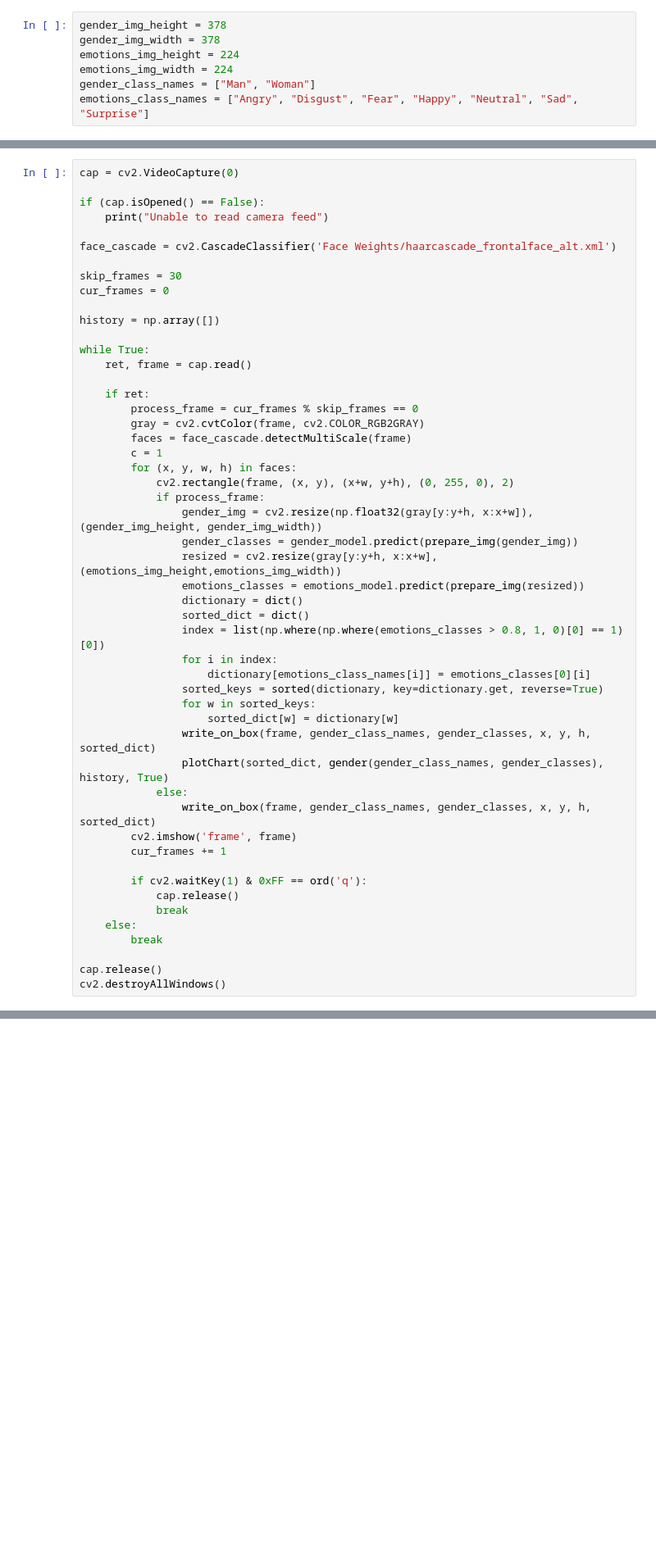
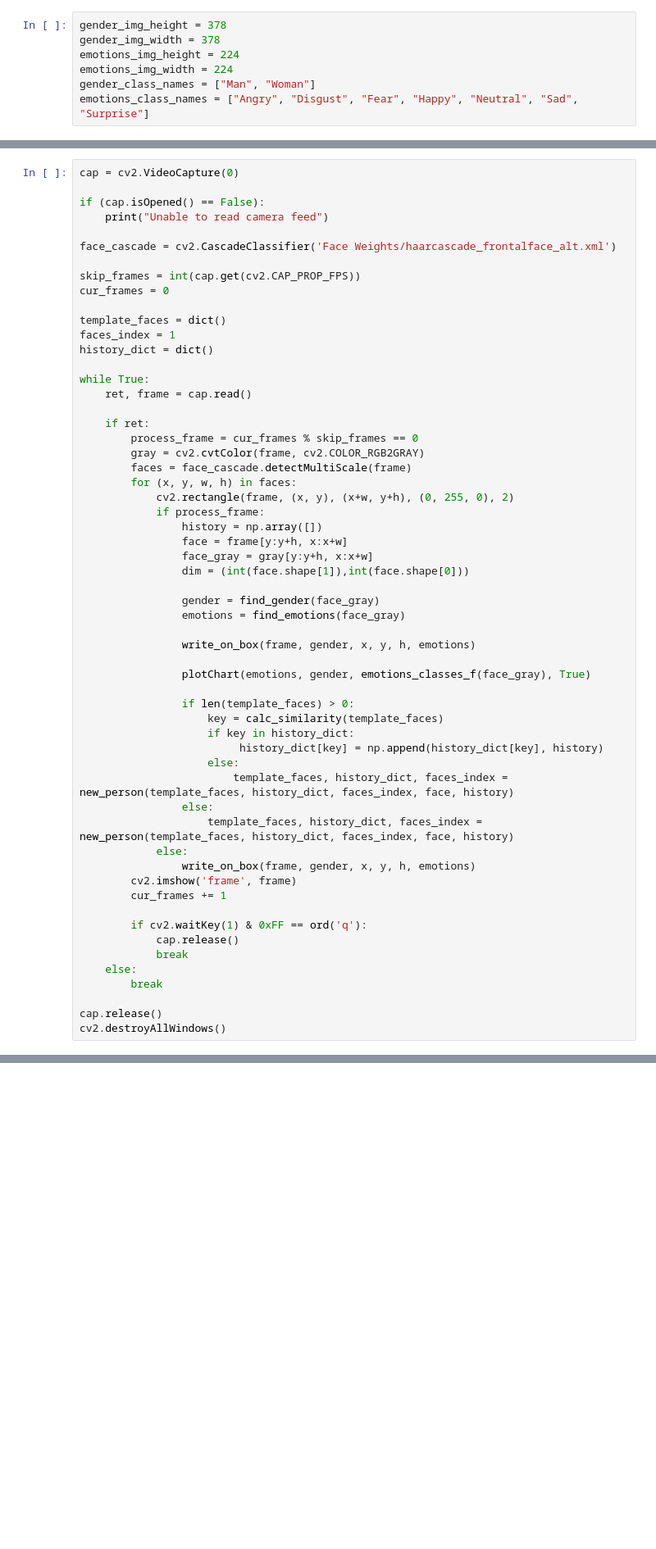
Before and after one commit to Piccio98/FER-and-GR-Project, a Jupyter notebook: VAR Project.ipynb, the cells around one changed output, grey strips where cells are left out. Shown at 82% size. Saved outputs shown, nothing was run; the diff lists cells and outputs as text; blank space fills up the shorter version.

Commit message:
implemented the check similarities for saving different people history

```diff
--- a/VAR Project.ipynb
+++ b/VAR Project.ipynb
@@ -128,10 +194,12 @@ if (cap.isOpened() == False):
 
 face_cascade = cv2.CascadeClassifier('Face Weights/haarcascade_frontalface_alt.xml')
 
-skip_frames = 30
+skip_frames = int(cap.get(cv2.CAP_PROP_FPS))
 cur_frames = 0
 
-history = np.array([])
+template_faces = dict()
+faces_index = 1
+history_dict = dict()
 
 while True:
     ret, frame = cap.read()
@@ -140,26 +208,31 @@ while True:
         process_frame = cur_frames % skip_frames == 0
         gray = cv2.cvtColor(frame, cv2.COLOR_RGB2GRAY)
         faces = face_cascade.detectMultiScale(frame)
-        c = 1
         for (x, y, w, h) in faces:
             cv2.rectangle(frame, (x, y), (x+w, y+h), (0, 255, 0), 2)
             if process_frame:
-                gender_img = cv2.resize(np.float32(gray[y:y+h, x:x+w]), (gender_img_height, gender_img_width))
-                gender_classes = gender_model.predict(prepare_img(gender_img))
-                resized = cv2.resize(gray[y:y+h, x:x+w], (emotions_img_height,emotions_img_width))
-                emotions_classes = emotions_model.predict(prepare_img(resized))
-                dictionary = dict()
-                sorted_dict = dict()
-                index = list(np.where(np.where(emotions_classes > 0.8, 1, 0)[0] == 1)[0])
-                for i in index:
-                    dictionary[emotions_class_names[i]] = emotions_classes[0][i]
-                sorted_keys = sorted(dictionary, key=dictionary.get, reverse=True)
-                for w in sorted_keys:
-                    sorted_dict[w] = dictionary[w]
-                write_on_box(frame, gender_class_names, gender_classes, x, y, h, sorted_dict)
-                plotChart(sorted_dict, gender(gender_class_names, gender_classes), history, True)
+                history = np.array([])
+                face = frame[y:y+h, x:x+w]
+                face_gray = gray[y:y+h, x:x+w]
+                dim = (int(face.shape[1]),int(face.shape[0]))
+
+                gender = find_gender(face_gray)
+                emotions = find_emotions(face_gray)
+
+                write_on_box(frame, gender, x, y, h, emotions)
+
+                plotChart(emotions, gender, emotions_classes_f(face_gray), True)
+
+                if len(template_faces) > 0:
+                    key = calc_similarity(template_faces)
+                    if key in history_dict:
+                         history_dict[key] = np.append(history_dict[key], history)
+                    else:
+                        template_faces, history_dict, faces_index = new_person(template_faces, history_dict, faces_index, face, history)
+                else:
+                    template_faces, history_dict, faces_index = new_person(template_faces, history_dict, faces_index, face, history)
             else:
-                write_on_box(frame, gender_class_names, gender_classes, x, y, h, sorted_dict)
+                write_on_box(frame, gender, x, y, h, emotions)
         cv2.imshow('frame', frame)
         cur_frames += 1
 
@@ -183,4 +265,5 @@ cv2.destroyAllWindows()
 [figure]
 [figure]
 [figure]
 [figure]
+[figure, added]
```
Also changed, not shown: parts of 7 cells of this notebook.
